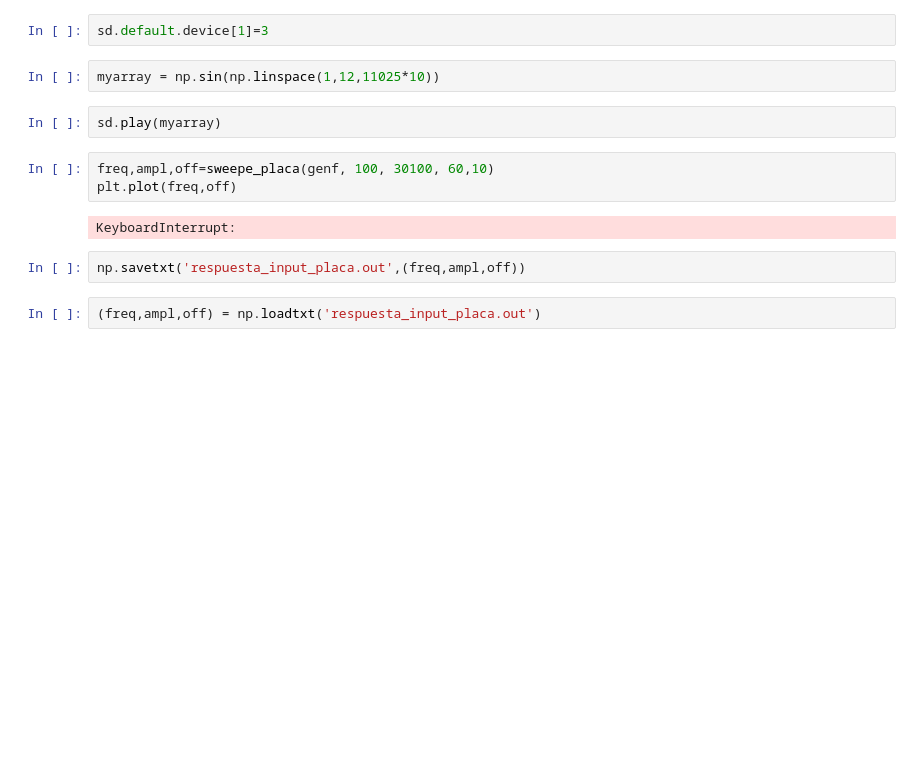
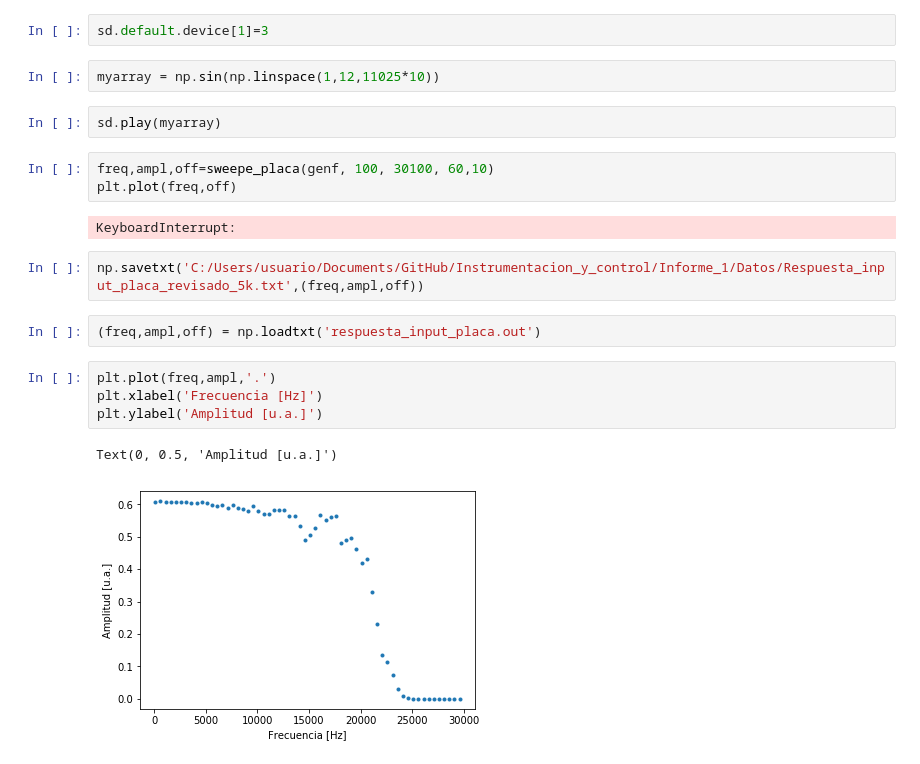
Before and after one commit to manuchironi/Instrumentacion_y_control, a Jupyter notebook: Clase 5 - Caracterizacion circuitos.ipynb, the cells around one changed output. Cells and saved outputs as stored; diff of their text form; blank space fills up the shorter version.

Commit message:
Mejoras para informe 1
Añadimos algunas mediciones extra

```diff
--- a/Clase 5 - Caracterizacion circuitos.ipynb
+++ b/Clase 5 - Caracterizacion circuitos.ipynb
@@ -209,7 +238,14 @@ plt.plot(freq,off)
 # %% [output]
 KeyboardInterrupt:
 # %%
-np.savetxt('respuesta_input_placa.out',(freq,ampl,off))
+np.savetxt('C:/Users/usuario/Documents/GitHub/Instrumentacion_y_control/Informe_1/Datos/Respuesta_input_placa_revisado_5k.txt',(freq,ampl,off))
 # %%
 (freq,ampl,off) = np.loadtxt('respuesta_input_placa.out')
+# %%
+plt.plot(freq,ampl,'.')
+plt.xlabel('Frecuencia [Hz]')
+plt.ylabel('Amplitud [u.a.]')
+# %% [output]
+Text(0, 0.5, 'Amplitud [u.a.]')
+[figure, added]
 # %%
```
Also changed, not shown: parts of 10 cells of this notebook, 11 other files.
